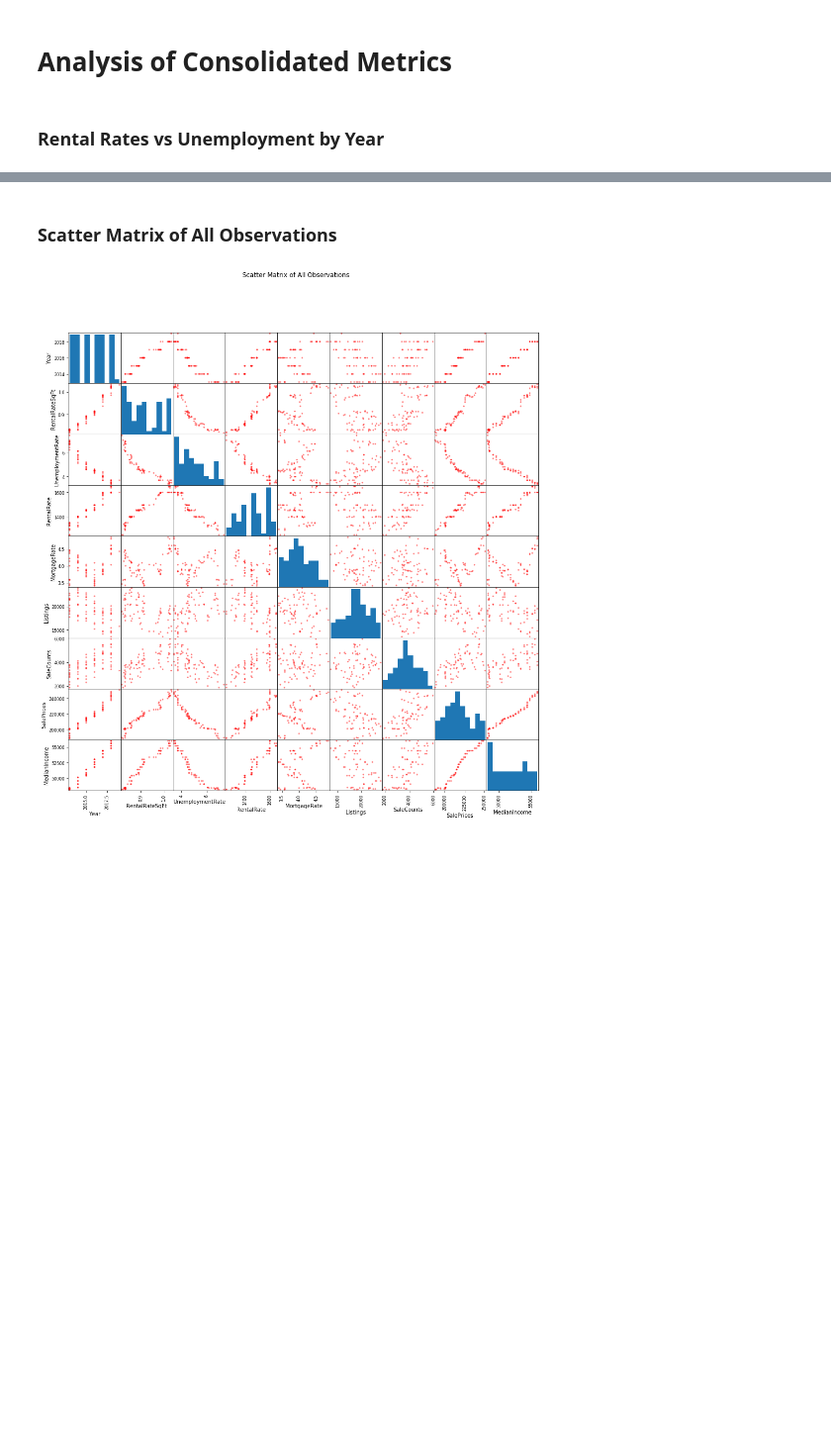
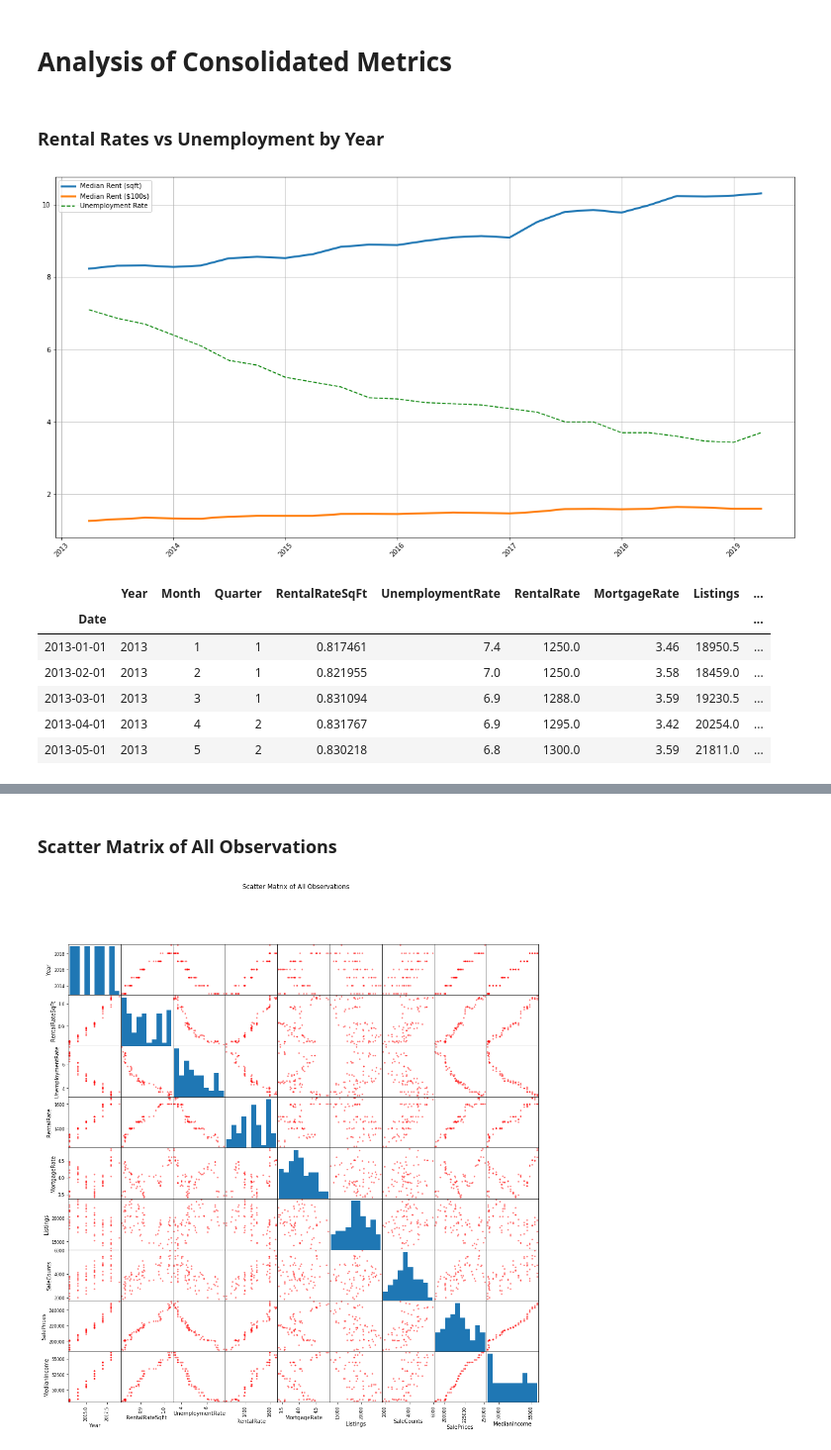
Before and after one commit to JosueGar/team_project_1, a Jupyter notebook: Final Draft - Randall.ipynb, the cells around one changed output, grey strips where cells are left out. Shown at 99% size. Drawn from its saved outputs; the diff is of its cells as text; code cells hidden in the pictures; blank space fills up the shorter version.

```diff
--- a/Final Draft - Randall.ipynb
+++ b/Final Draft - Randall.ipynb
@@ -286,3 +287,43 @@ metrics_yearly.head()
 # Analysis of Consolidated Metrics
 # %% [markdown]
 ### Rental Rates vs Unemployment by Year
+# %%
+title = 'Rental Rates vs Unemployment by Year'
+
+fig, ax1 = plt.subplots(figsize=(20,10))
+
+df = metrics_yearly.resample('Q').mean()
+x_axis = df.index
+
+#OUR HYPOTHSIS METRICS
+y_axis = df['RentalRateSqFt']*10
+ax1.plot(x_axis,y_axis, label='Median Rent (sqft)', linestyle='solid',linewidth=3)
+
+y_axis = df['RentalRate']/1000
+ax1.plot(x_axis,y_axis, label='Median Rent ($100s)',linestyle='solid',linewidth=3)
+
+#ax2 = ax1.twinx()
+y_axis = df['UnemploymentRate']
+ax1.plot(x_axis,y_axis, label='Unemployment Rate', c='g',linestyle='dashed')
+
+
+# Turn on the grid
+ax1.grid()
+ax1.legend(loc='upper left')
+#ax2.legend(loc='upper right')
+plt.xticks(rotation=45)
+
+# Save the Figure
+plt.savefig(f"figures\{title.replace(' ','_')}.png")
+
+plt.show()
+metrics_yearly.head()
+# %% [output]
+[figure, added]
+|  | Year | Month | Quarter | RentalRateSqFt | UnemploymentRate | RentalRate | MortgageRate | Listings | ... |
+| Date |  |  |  |  |  |  |  |  | ... |
+| 2013-01-01 | 2013 | 1 | 1 | 0.817461 | 7.4 | 1250.0 | 3.46 | 18950.5 | ... |
+| 2013-02-01 | 2013 | 2 | 1 | 0.821955 | 7.0 | 1250.0 | 3.58 | 18459.0 | ... |
+| 2013-03-01 | 2013 | 3 | 1 | 0.831094 | 6.9 | 1288.0 | 3.59 | 19230.5 | ... |
+| 2013-04-01 | 2013 | 4 | 2 | 0.831767 | 6.9 | 1295.0 | 3.42 | 20254.0 | ... |
+| 2013-05-01 | 2013 | 5 | 2 | 0.830218 | 6.8 | 1300.0 | 3.59 | 21811.0 | ... |
```
Also changed, not shown: parts of 18 cells of this notebook, 14 other files.
